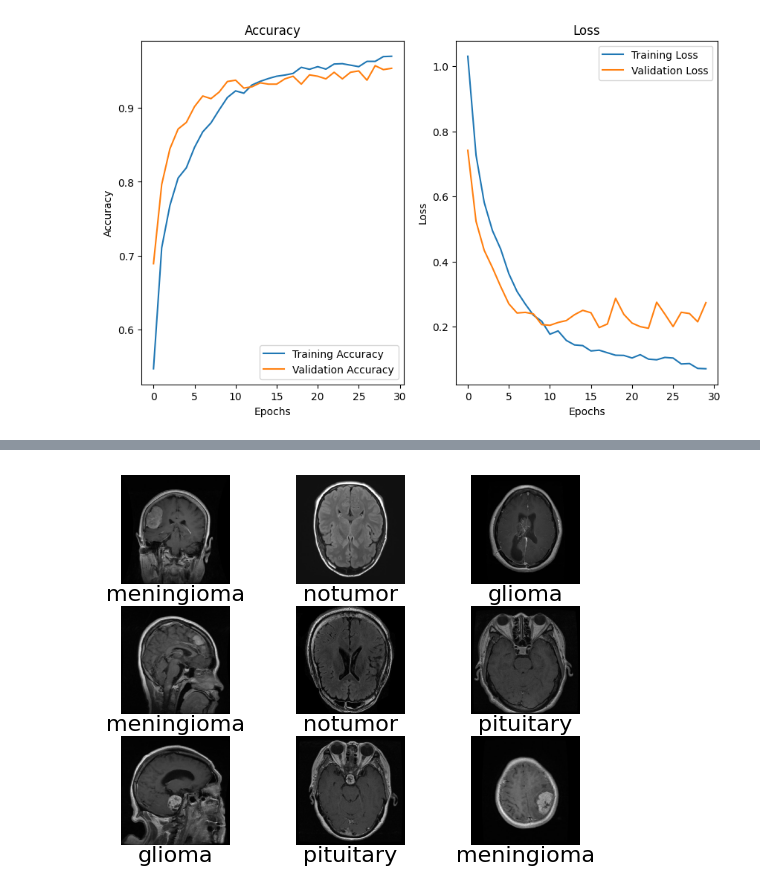
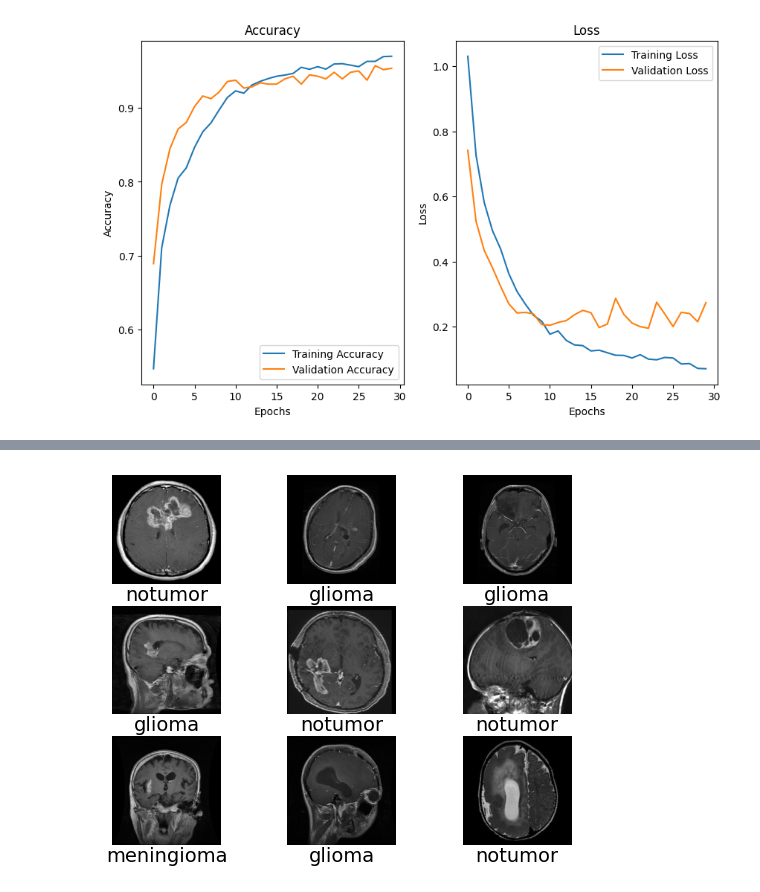
Before and after one commit to vanessaconstantia/Brain-Tumor-MRI-Classification, a Jupyter notebook: notebooks/model_development_test.ipynb, the cells around one changed output, grey strips where cells are left out. Drawn from its saved outputs; the diff is of its cells as text; code cells hidden in the pictures.

Commit message:
Model Development (2)

```diff
--- a/notebooks/model_development_test.ipynb
+++ b/notebooks/model_development_test.ipynb
@@ -206,4 +206,11 @@ y_testing = np.array(y_testing)
 X_testing = X_testing.astype('float32') / 255.0
 
 y_testing = keras.utils.to_categorical(y_testing)
+# %%
+from pathlib import Path
+
+PROJECT_ROOT = Path.cwd().parent
+MODEL_PATH = PROJECT_ROOT / "models" / "brain_tumor_model.keras"
+
+model_testing = tf.keras.models.load_model(MODEL_PATH)
 # %%
@@ -215,12 +222,12 @@ print(f"Test Accuracy = {score[1]}")
 Test Loss = 1.4977627992630005
 Test Accuracy = 0.8774999976158142
 # %%
-predictions_test = model.predict(X_testing)
+predictions_test = model_testing.predict(X_testing)
 predicted_labels_test = np.argmax(predictions_test, axis=1)
 
 for i in range(9):
     plt.subplot(3, 3, i+1)
-    plt.imshow(X_test[i], cmap='gray')
+    plt.imshow(X_testing[i], cmap='gray')
     plt.axis('off')
-    plt.text(0.5, -0.15, classes[predicted_labels[i]], fontsize=16, ha='center', transform=plt.gca().transAxes)
+    plt.text(0.5, -0.15, classes_test[predicted_labels_test[i]], fontsize=14, ha='center', transform=plt.gca().transAxes)
 # %% [output]
@@ -228 +235 @@ for i in range(9):
-[figure, old version]
+[figure, new version]
```
Also changed, not shown: parts of 2 cells of this notebook.
